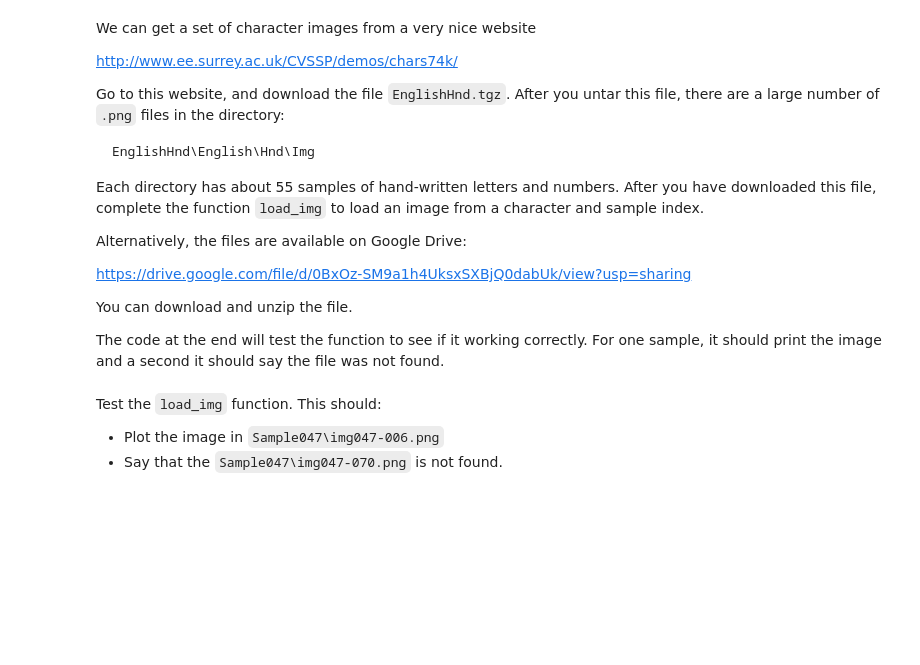
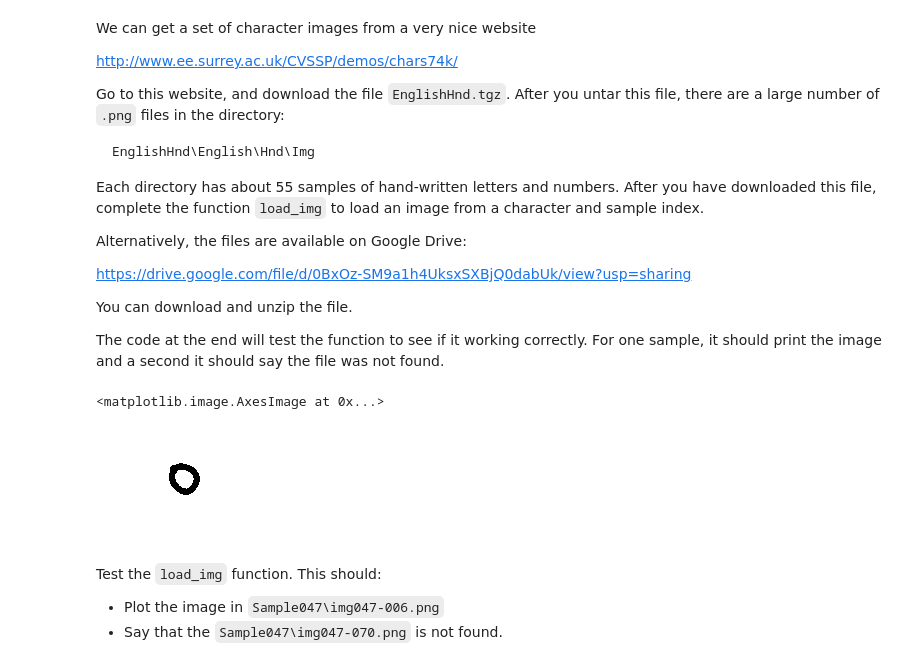
Before and after one commit to JackLangerman/introml, a Jupyter notebook: svm/lab06_ext_mnist_partial.ipynb, the cells around one changed output. Drawn from its saved outputs; the diff is of its cells as text; code cells hidden in the pictures; blank space fills up the shorter version.

```diff
--- a/svm/lab06_ext_mnist_partial.ipynb
+++ b/svm/lab06_ext_mnist_partial.ipynb
@@ -141,23 +142,37 @@ The code at the end will test the function to see if it working correctly.  For
 # %%
 import os.path
 
 def load_img(char_ind, samp_ind):
     """
     Returns the image from the dataset given a character and sample index.
 
 
     If the file doesn't exist, it raises an Exception with the filename.
     """
 
     # TODO:  Set the file name based on char_ind and samp_ind
     # fname = ...
+    fname = ("./English/Hnd/Img/Sample{0:03}/img{0:03}-{1:03}.png").format(char_ind, samp_ind)
+
 
     # TODO:  Use the os.path.isfile command to check if the file exists.
     # If not raise an ImgException with the message "[fname] not found"
 
+    if not os.path.isfile(fname):
+        raise ImgException("File \"{}\" not found".format(fname))
+
+
     # TODO:  Use the skimage.io.imread() command to read the png file and return the image.
     # img = ...
+    img = skimage.io.imread(fname)
     return img
+
+plt.figure(figsize=(2,2))
+plt.axis('off')
+plt.imshow(load_img(1,5))
+# %% [output]
+<matplotlib.image.AxesImage at 0x...>
+[figure, added]
 # %% [markdown]
 Test the `load_img` function.  This should:
 * Plot the image in `Sample047\img047-006.png`
```
Also changed, not shown: parts of 37 cells of this notebook, 2 other files.
